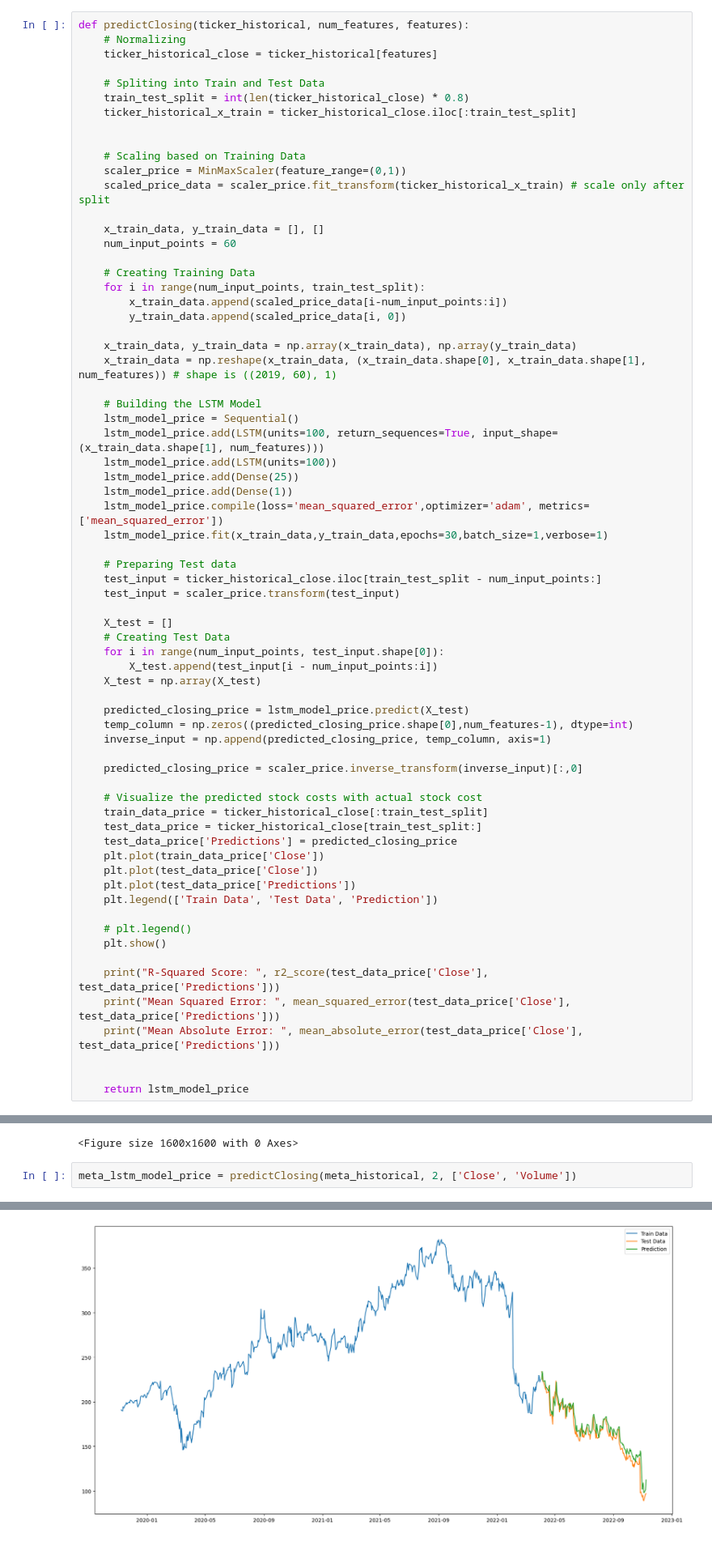
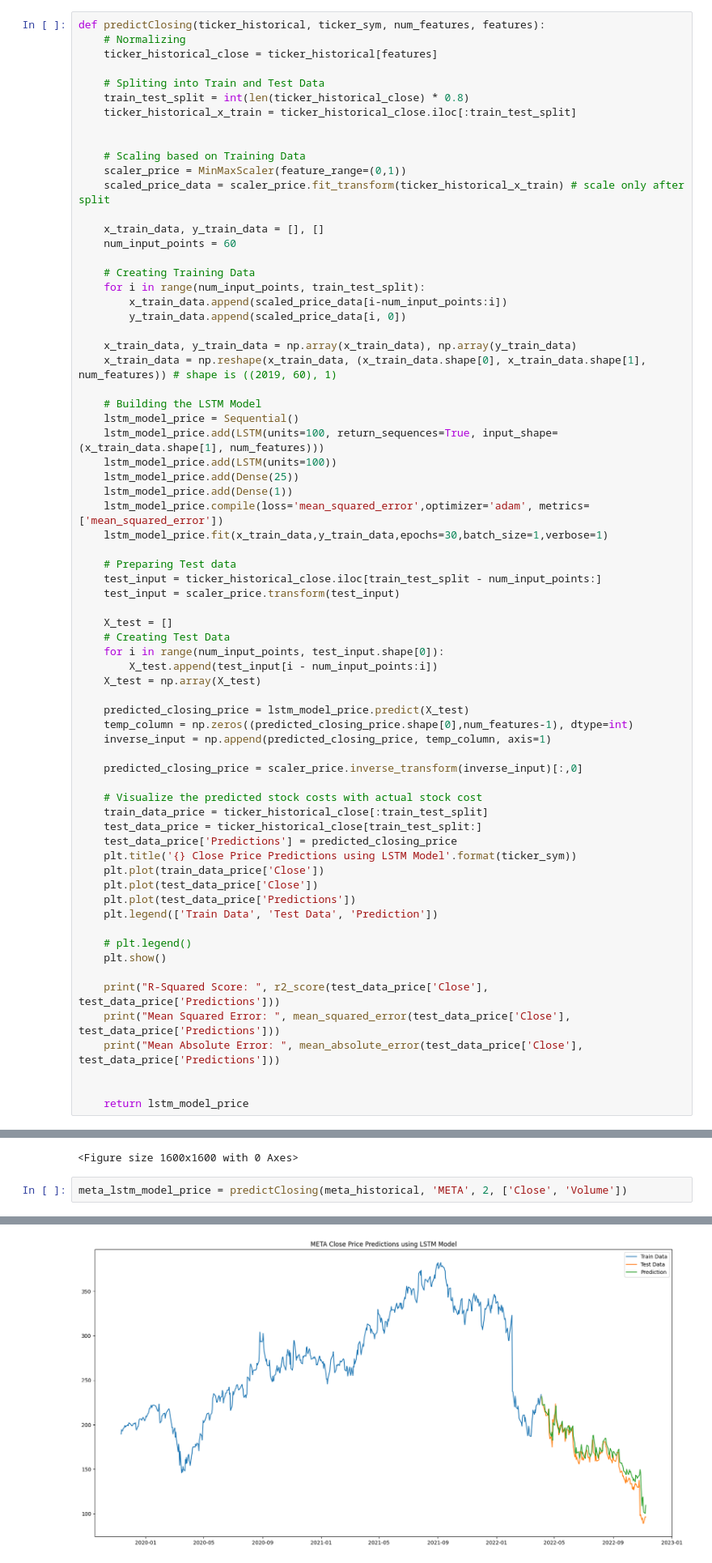
Before and after one commit to eltontay/Stock-Returns-Prediction-ML-Textual-Analysis, a Jupyter notebook: Data-Models/LSTM_Structured Data (Victor).ipynb, the cells around one changed output, grey strips where cells are left out. Shown at 81% size. Cells and saved outputs as stored; diff of their text form.

```diff
--- a/Data-Models/LSTM_Structured Data (Victor).ipynb
+++ b/Data-Models/LSTM_Structured Data (Victor).ipynb
@@ -54,7 +54,7 @@ aapl_historical = scrapeStock("AAPL")
 ### Predicting Close Price using Closing Price and Volume Traded
 We are able to predict the closing price, we will provide valuable information to investors as they will know whether to long or short the stock.
 # %%
-def predictClosing(ticker_historical, num_features, features):
+def predictClosing(ticker_historical, ticker_sym, num_features, features):
     # Normalizing
     ticker_historical_close = ticker_historical[features]
 
@@ -107,6 +107,7 @@ def predictClosing(ticker_historical, num_features, features):
     train_data_price = ticker_historical_close[:train_test_split]
     test_data_price = ticker_historical_close[train_test_split:]
     test_data_price['Predictions'] = predicted_closing_price
+    plt.title('{} Close Price Predictions using LSTM Model'.format(ticker_sym))
     plt.plot(train_data_price['Close'])
     plt.plot(test_data_price['Close'])
     plt.plot(test_data_price['Predictions'])
@@ -210,6 +211,6 @@ meta_historical = scrapeStock("META")
 [figure]
 <Figure size 1600x1600 with 0 Axes>
 # %%
-meta_lstm_model_price = predictClosing(meta_historical, 2, ['Close', 'Volume'])
+meta_lstm_model_price = predictClosing(meta_historical, 'META', 2, ['Close', 'Volume'])
 # %% [output]
 Epoch 1/30
@@ -242,6 +243,6 @@ Epoch 30/30
 A value is trying to be set on a copy of a slice from a DataFrame.
 Try using .loc[row_indexer,col_indexer] = value instead
 
 See the caveats in the documentation: https://pandas.pydata.org/pandas-docs/stable/user_guide/indexing.html#returning-a-view-versus-a-copy
   test_data_price['Predictions'] = predicted_closing_price
-[figure, old version]
+[figure, new version]
```
Also changed, not shown: parts of 9 cells of this notebook.
